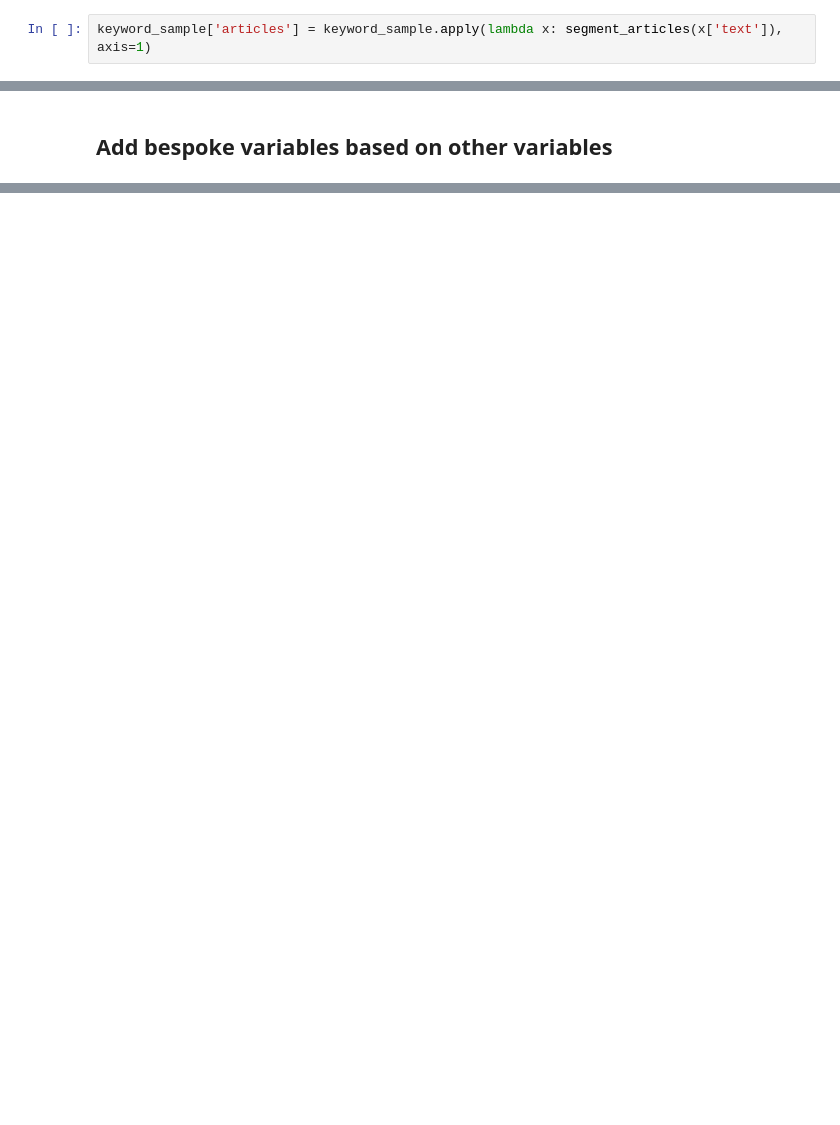
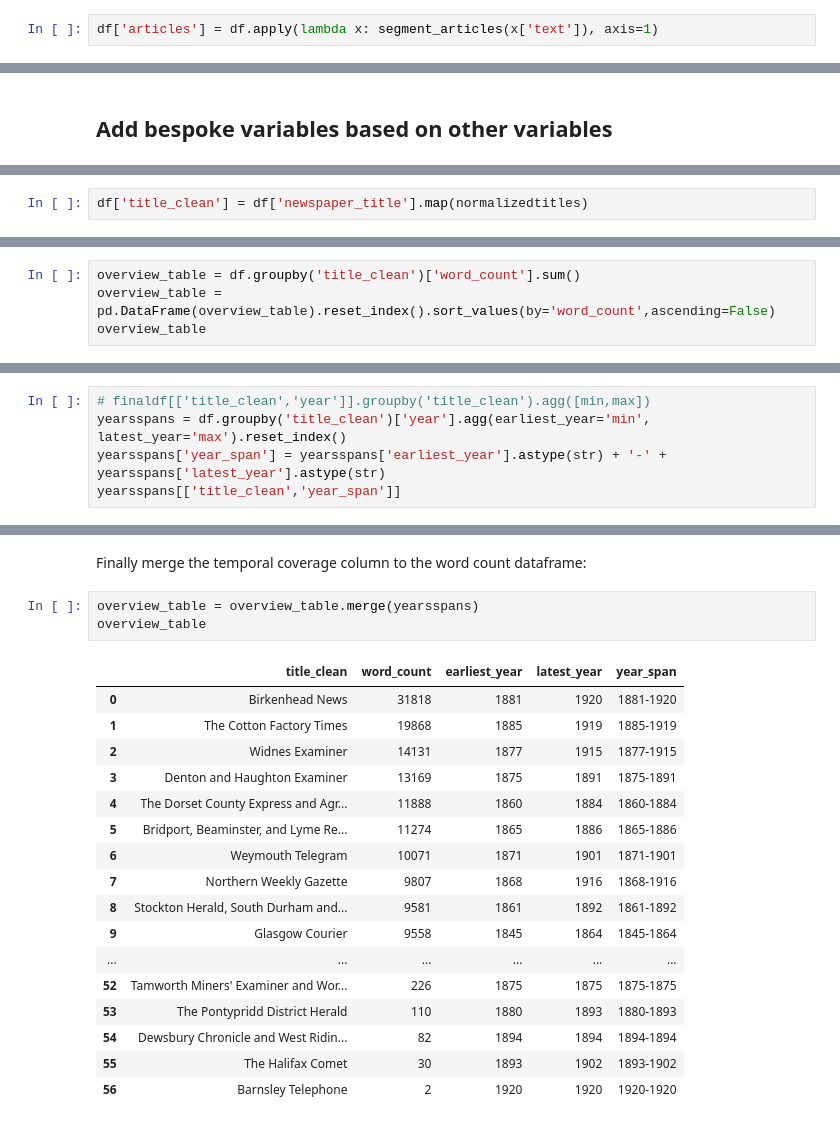
Before and after one commit to npedrazzini/lancaster-newspaper-workshop, a Jupyter notebook: news_text_1_manipulate_variables.ipynb, the cells around one changed output, grey strips where cells are left out. Saved outputs shown, nothing was run; the diff lists cells and outputs as text; blank space fills up the shorter version.

```diff
--- a/news_text_1_manipulate_variables.ipynb
+++ b/news_text_1_manipulate_variables.ipynb
@@ -261,2 +315,2 @@ def segment_articles(text):
 # %%
-keyword_sample['articles'] = keyword_sample.apply(lambda x: segment_articles(x['text']), axis=1)
+df['articles'] = df.apply(lambda x: segment_articles(x['text']), axis=1)
@@ -301,0 +489,2 @@ keyword_sample.to_csv('articles_sample.csv',index=False)
+# %%
+df['title_clean'] = df['newspaper_title'].map(normalizedtitles)
@@ -301,0 +501,4 @@ keyword_sample.to_csv('articles_sample.csv',index=False)
+# %%
+overview_table = df.groupby('title_clean')['word_count'].sum()
+overview_table = pd.DataFrame(overview_table).reset_index().sort_values(by='word_count',ascending=False)
+overview_table
@@ -301,0 +525,5 @@ keyword_sample.to_csv('articles_sample.csv',index=False)
+# %%
+# finaldf[['title_clean','year']].groupby('title_clean').agg([min,max])
+yearsspans = df.groupby('title_clean')['year'].agg(earliest_year='min', latest_year='max').reset_index()
+yearsspans['year_span'] = yearsspans['earliest_year'].astype(str) + '-' + yearsspans['latest_year'].astype(str)
+yearsspans[['title_clean','year_span']]
@@ -301,0 +548,23 @@ keyword_sample.to_csv('articles_sample.csv',index=False)
+# %% [markdown]
+Finally merge the temporal coverage column to the word count dataframe:
+# %%
+overview_table = overview_table.merge(yearsspans)
+overview_table
+# %% [output]
+|  | title_clean | word_count | earliest_year | latest_year | year_span |
+| 0 | Birkenhead News | 31818 | 1881 | 1920 | 1881-1920 |
+| 1 | The Cotton Factory Times | 19868 | 1885 | 1919 | 1885-1919 |
+| 2 | Widnes Examiner | 14131 | 1877 | 1915 | 1877-1915 |
+| 3 | Denton and Haughton Examiner | 13169 | 1875 | 1891 | 1875-1891 |
+| 4 | The Dorset County Express and Agr... | 11888 | 1860 | 1884 | 1860-1884 |
+| 5 | Bridport, Beaminster, and Lyme Re... | 11274 | 1865 | 1886 | 1865-1886 |
+| 6 | Weymouth Telegram | 10071 | 1871 | 1901 | 1871-1901 |
+| 7 | Northern Weekly Gazette | 9807 | 1868 | 1916 | 1868-1916 |
+| 8 | Stockton Herald, South Durham and... | 9581 | 1861 | 1892 | 1861-1892 |
+| 9 | Glasgow Courier | 9558 | 1845 | 1864 | 1845-1864 |
+| ... | ... | ... | ... | ... | ... |
+| 52 | Tamworth Miners' Examiner and Wor... | 226 | 1875 | 1875 | 1875-1875 |
+| 53 | The Pontypridd District Herald | 110 | 1880 | 1893 | 1880-1893 |
+| 54 | Dewsbury Chronicle and West Ridin... | 82 | 1894 | 1894 | 1894-1894 |
+| 55 | The Halifax Comet | 30 | 1893 | 1902 | 1893-1902 |
+| 56 | Barnsley Telephone | 2 | 1920 | 1920 | 1920-1920 |
```
Also changed, not shown: parts of 79 cells of this notebook, 3 other files.
